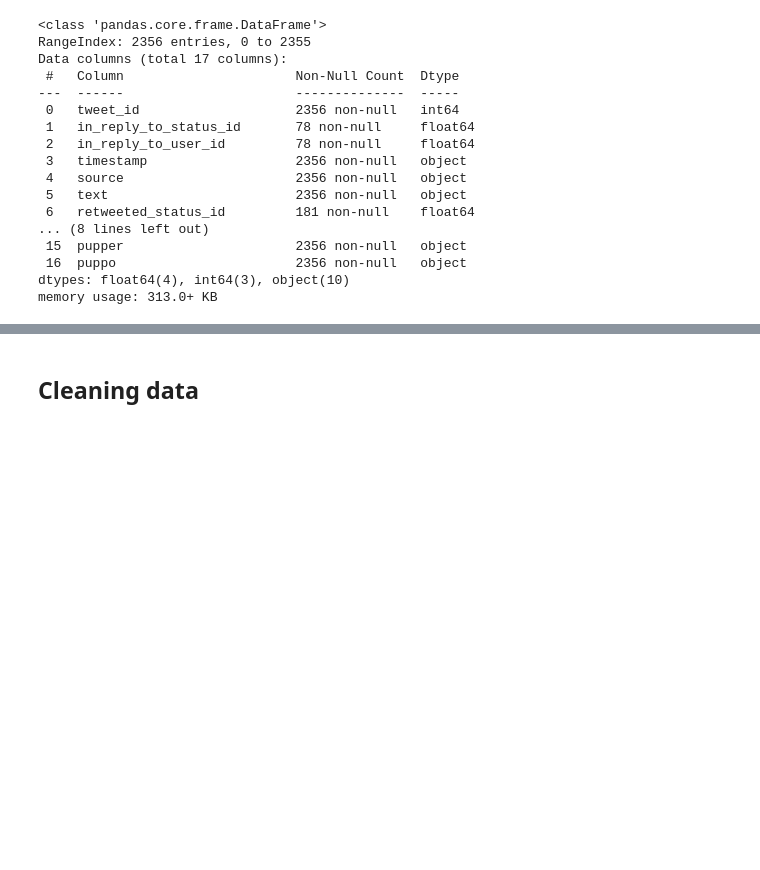
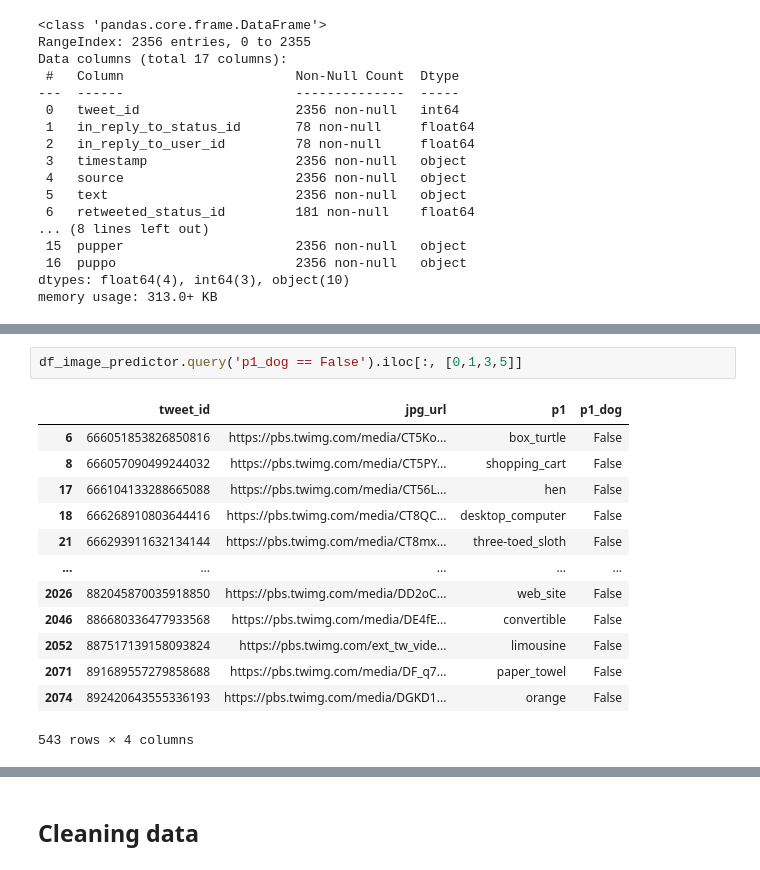
Before and after one commit to JCalaunan/PRJ_Wrangle-Twitter, a Jupyter notebook: wrangle_act.ipynb, the cells around one changed output, grey strips where cells are left out. Drawn from its saved outputs; the diff is of its cells as text; blank space fills up the shorter version.

```diff
--- a/wrangle_act.ipynb
+++ b/wrangle_act.ipynb
@@ -248,0 +628,16 @@ ModuleNotFoundError: No module named 'tweepy'
+# %%
+df_image_predictor.query('p1_dog == False').iloc[:, [0,1,3,5]]
+# %% [output]
+|  | tweet_id | jpg_url | p1 | p1_dog |
+| 6 | 666051853826850816 | https://pbs.twimg.com/media/CT5Ko... | box_turtle | False |
+| 8 | 666057090499244032 | https://pbs.twimg.com/media/CT5PY... | shopping_cart | False |
+| 17 | 666104133288665088 | https://pbs.twimg.com/media/CT56L... | hen | False |
+| 18 | 666268910803644416 | https://pbs.twimg.com/media/CT8QC... | desktop_computer | False |
+| 21 | 666293911632134144 | https://pbs.twimg.com/media/CT8mx... | three-toed_sloth | False |
+| ... | ... | ... | ... | ... |
+| 2026 | 882045870035918850 | https://pbs.twimg.com/media/DD2oC... | web_site | False |
+| 2046 | 886680336477933568 | https://pbs.twimg.com/media/DE4fE... | convertible | False |
+| 2052 | 887517139158093824 | https://pbs.twimg.com/ext_tw_vide... | limousine | False |
+| 2071 | 891689557279858688 | https://pbs.twimg.com/media/DF_q7... | paper_towel | False |
+| 2074 | 892420643555336193 | https://pbs.twimg.com/media/DGKD1... | orange | False |
+543 rows × 4 columns
```
Also changed, not shown: parts of 52 cells of this notebook, 1 other file.
